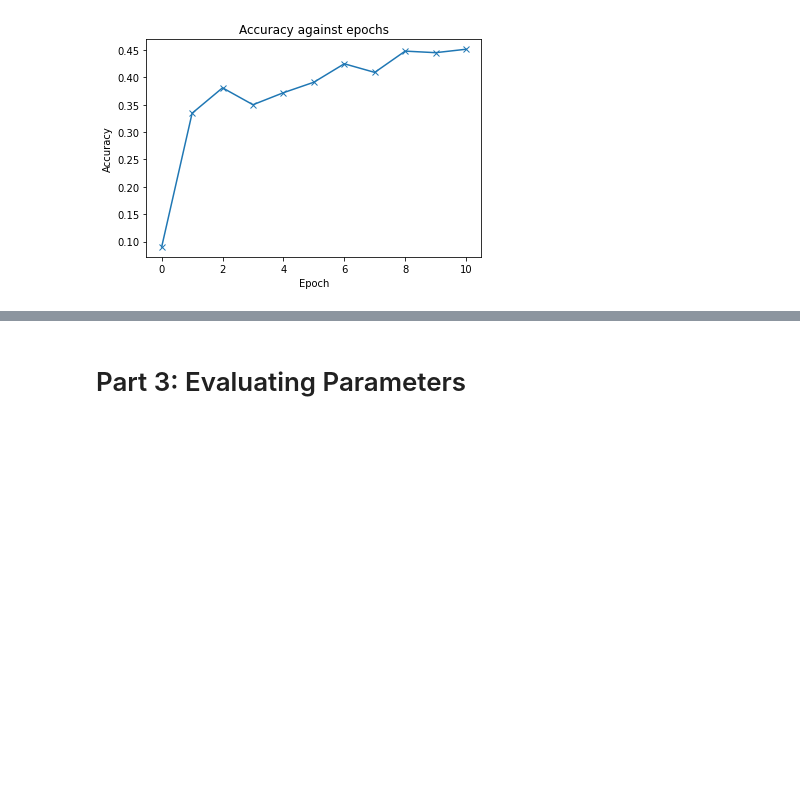
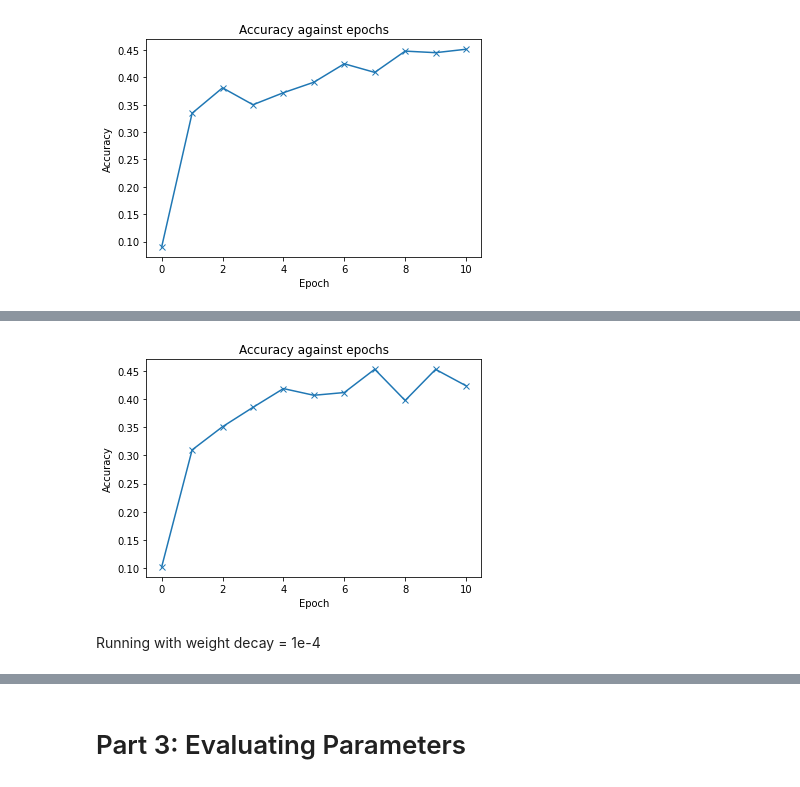
Before and after one commit to EamonnOCearnaigh/NeuralNetworks, a Jupyter notebook: Task 4.ipynb, the cells around one changed output, grey strips where cells are left out. Drawn from its saved outputs; the diff is of its cells as text; code cells hidden in the pictures; blank space fills up the shorter version.

```diff
--- a/Task 4.ipynb
+++ b/Task 4.ipynb
@@ -532,0 +601,6 @@ plot_accuracies(history)
+# %%
+plot_accuracies(history)
+# %% [output]
+[figure, added]
+# %% [markdown]
+Running with weight decay = 1e-4
```
Also changed, not shown: parts of 9 cells of this notebook.
